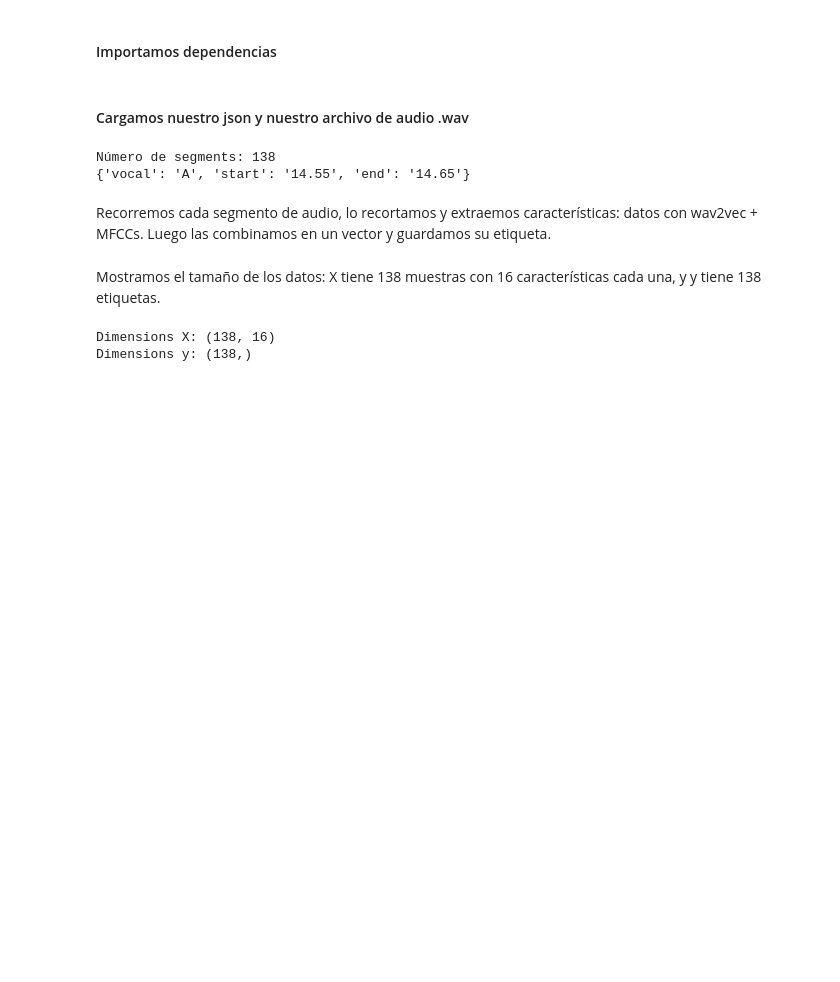
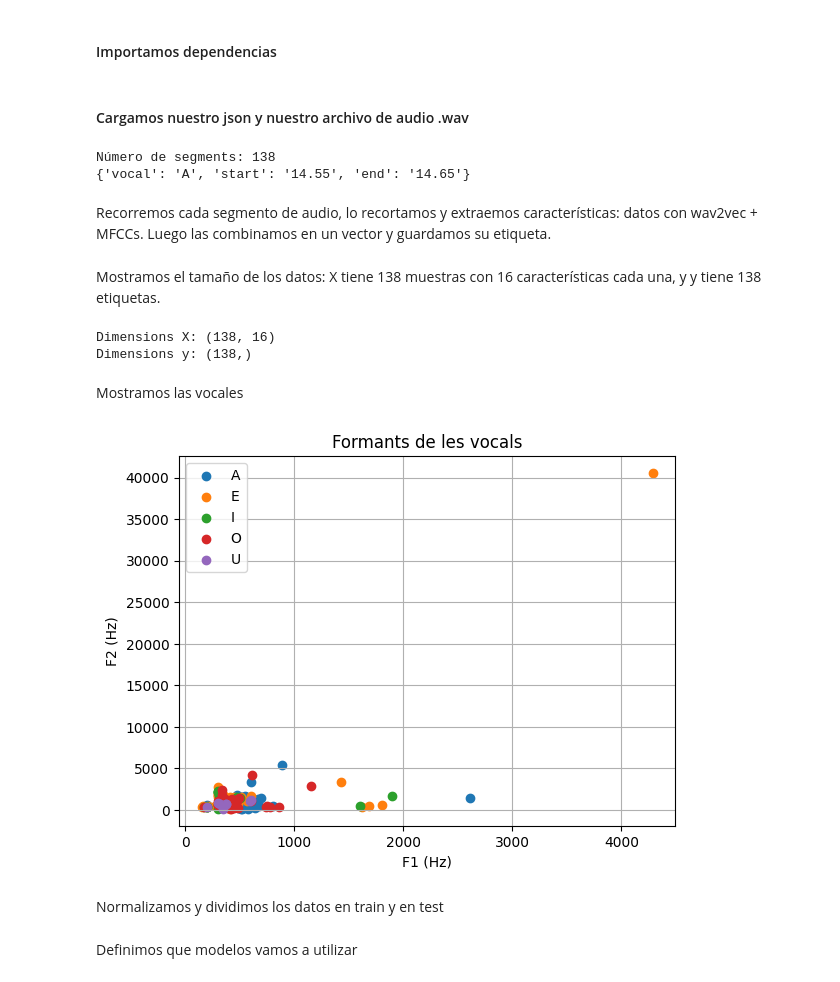
Before and after one commit to cristoge/ai_projects, a Jupyter notebook: audio/entrega.ipynb, the cells around one changed output. Drawn from its saved outputs; the diff is of its cells as text; code cells hidden in the pictures; blank space fills up the shorter version.

```diff
--- a/audio/entrega.ipynb
+++ b/audio/entrega.ipynb
@@ -74,3 +74,21 @@ print("Dimensions y:", y.shape)
 # %% [output]
 Dimensions X: (138, 16)
 Dimensions y: (138,)
+# %% [markdown]
+Mostramos las vocales
+# %%
+plt.figure()
+for v in np.unique(y):
+    idx = y == v
+    plt.scatter(X[idx,0], X[idx,1], label=v)
+
+plt.xlabel("F1 (Hz)")
+plt.ylabel("F2 (Hz)")
+plt.title("Formants de les vocals")
+plt.legend()
+plt.grid(True)
+plt.show()
+# %% [output]
+[figure, added]
+# %% [markdown]
+Normalizamos y dividimos los datos en train y en test
@@ -76,0 +101,2 @@ Dimensions y: (138,)
+# %% [markdown]
+Definimos que modelos vamos a utilizar
```
Also changed, not shown: parts of 4 cells of this notebook.
